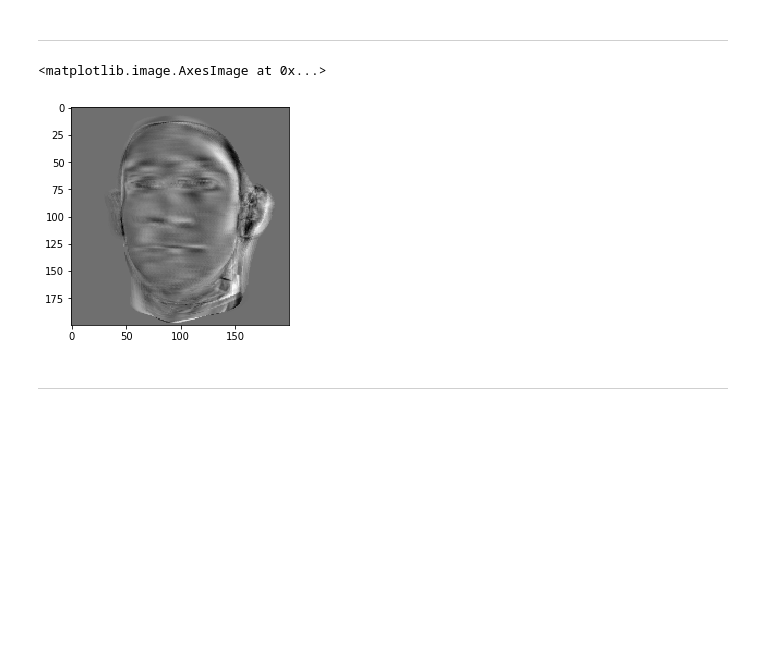
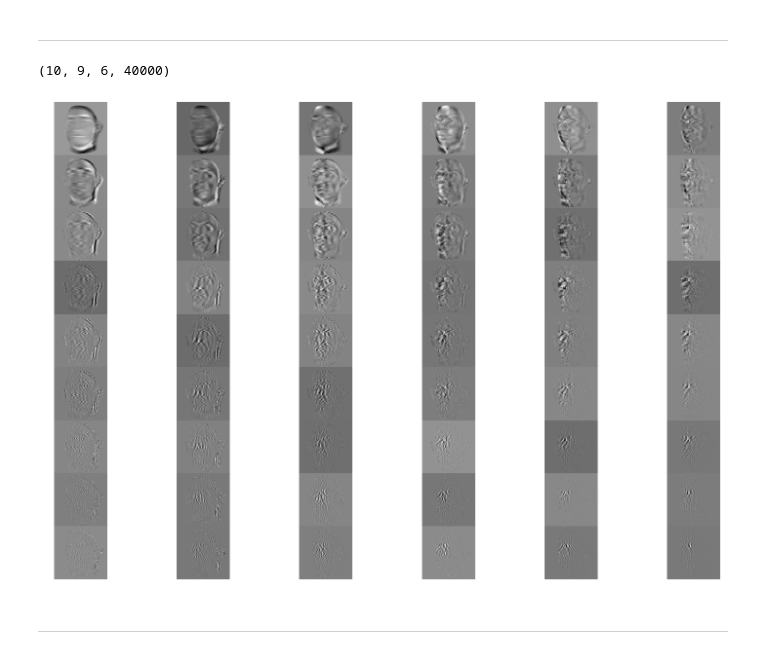
Before and after one commit to aalkhalil155/Kernalized-MICA, a Jupyter notebook: open_data.ipynb, the cells around one changed output. Cells and saved outputs as stored; diff of their text form; code cells hidden in the pictures; blank space fills up the shorter version.

```diff
--- a/open_data.ipynb
+++ b/open_data.ipynb
@@ -17,11 +23,10 @@ n_illum = 6
 x_size = 200
 y_size = 200
 
-images = np.empty((n_person, n_view, n_illum, x_size, y_size))
+images = np.empty((n_person, n_view, n_illum, x_size* y_size))
 for im_name in os.listdir(path):
     parsed = im_name.split("_")
     person = int(parsed[0])
     view   = int(-int(parsed[1])/4)
     illum  = int(int(parsed[4])/15)-1
-    images[person, view, illum] = cv2.resize(cv2.imread( path+im_name, 0), (x_size, y_size))
-# images = images.astype("uint8")
+    images[person, view, illum] = cv2.resize(cv2.imread( path+im_name, 0), (x_size, y_size)).reshape(-1)/ 255.
@@ -27,0 +41,11 @@ for im_name in os.listdir(path):
+# %%
+def plot_tensor_slice(T, x_size=x_size, y_size=y_size,  n=0):
+    fig = plt.figure(figsize=(3*T.shape[1], 3*T.shape[2]))
+    fig.subplots_adjust(wspace=0, hspace=0)
+    for i in range(T.shape[1]):
+        for j in range(T.shape[2]):
+            sub = fig.add_subplot(T.shape[1],T.shape[2],T.shape[2]*i + j+1)
+            plt.imshow(T[n,i,j].reshape(x_size, y_size), cmap="gray")
+            plt.axis("off")
+    plt.show()
+plot_tensor_slice(images, n=1)
@@ -28,7 +54,7 @@ for im_name in os.listdir(path):
 # %% [markdown]
 -----------------
 # %%
-def MPCA(T, n):
+def MPCA(T):
     """ Perform MPCA on the tensor T on the first n dimension of the tensor
         Returns (Z, U, U_T, S, V) where :
             Z is the core tensor
@@ -41,20 +67,24 @@ def MPCA(T, n):
     U_T = []
     V = []
     S = []
-    for i in range(n):
+    for i in range(T.ndim - 1):
         u, s, v = np.linalg.svd(tl.base.unfold(T, i), full_matrices=False)
         U.append(u)
         U_T.append(u.T)
         S.append(s)
         V.append(v)
-    return (tl.tenalg.multi_mode_dot(T, U_T, np.arange(n)), U, U_T, S, V)
+    return (tl.tenalg.multi_mode_dot(T, U_T, np.arange(T.ndim - 1)), U, U_T, S, V)
 # %%
-Z, U, U_T, S, V = MPCA(images, 3)
+Z, U, U_T, S, V = MPCA(images)
+# %%
+Z.shape
+# %% [output]
+(10, 9, 6, 40000)
 # %%
-plt.imshow(Z[2,1,0], cmap="gray")
+# plt.imshow(Z[0,1,0].reshape(x_size, y_size), cmap="gray")
+plot_tensor_slice(Z, n=1)
 # %% [output]
-<matplotlib.image.AxesImage at 0x...>
-[figure, old version]
+[figure, new version]
 # %% [markdown]
 ---------------
 # %%
```
Also changed, not shown: parts of 30 cells of this notebook.
